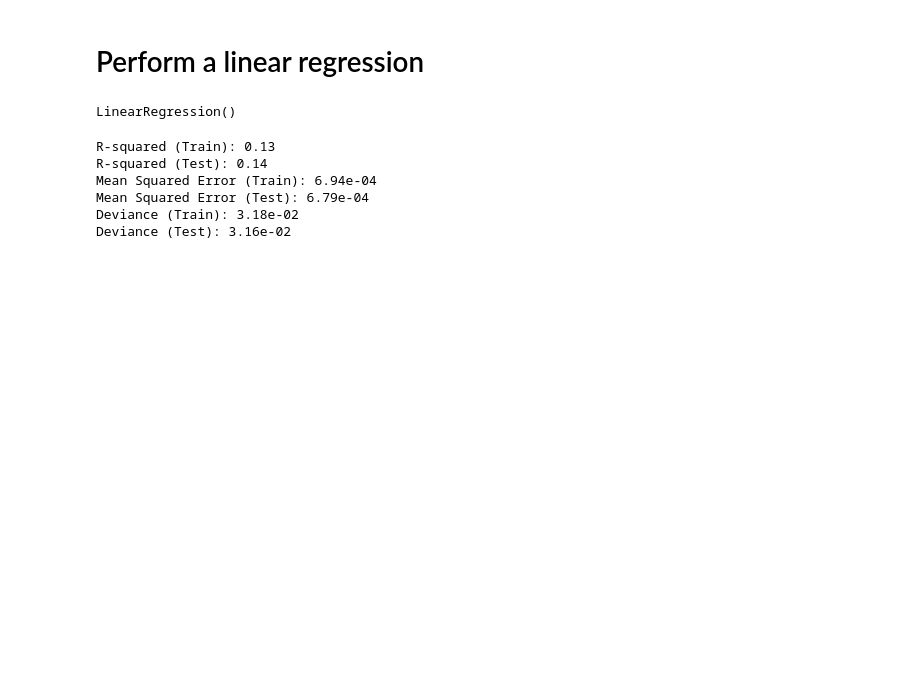
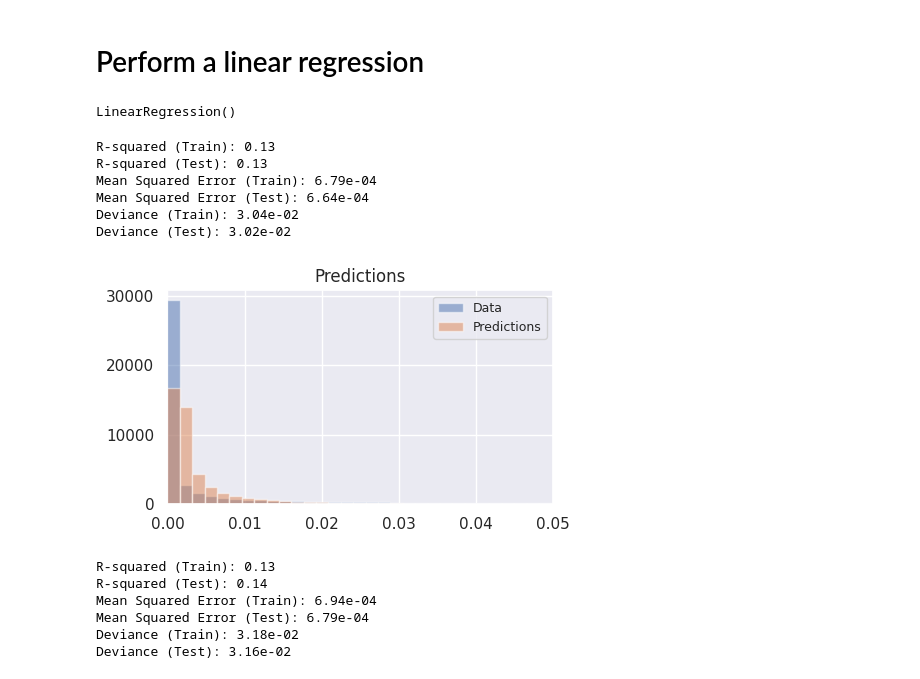
Before and after one commit to GeNeHetX/MALDI-balanced, a Jupyter notebook: linear_models/linear_regression.ipynb, the cells around one changed output. Cells and saved outputs as stored; diff of their text form; code cells hidden in the pictures; blank space fills up the shorter version.

```diff
--- a/linear_models/linear_regression.ipynb
+++ b/linear_models/linear_regression.ipynb
@@ -107,5 +108,16 @@ model_reg.fit(X_train, y_train_rms)
 # %% [output]
 LinearRegression()
+# %%
+# perform the prediction
+_ = model_metrics_rms(model_reg, X_train, y_train, X_test, y_test, y_train_rms, y_test_rms)
+# %% [output]
+R-squared (Train): 0.13
+R-squared (Test): 0.13
+Mean Squared Error (Train): 6.79e-04
+Mean Squared Error (Test): 6.64e-04
+Deviance (Train): 3.04e-02
+Deviance (Test): 3.02e-02
+[figure, added]
 # %%
 # perform the prediction
 _ = model_metrics_rms(model_reg, X_train, y_train, X_test, y_test, y_train_rms, y_test_rms)
```
Also changed, not shown: parts of 24 cells of this notebook.
